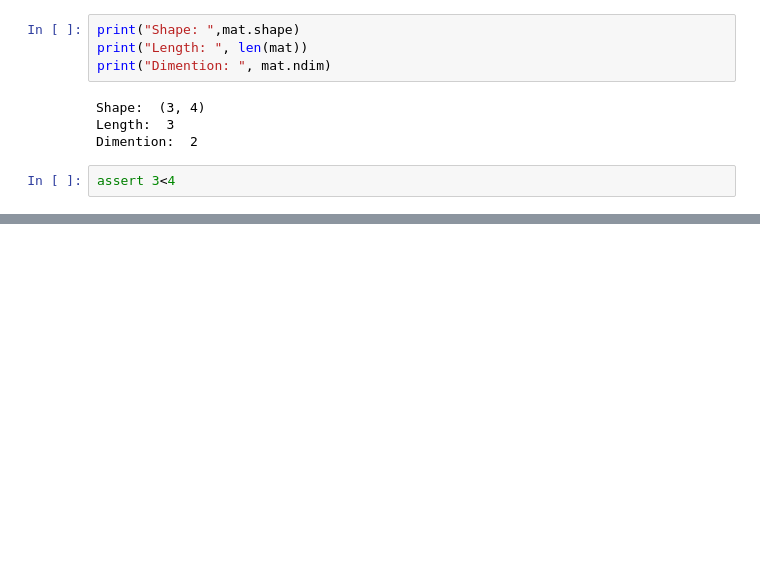
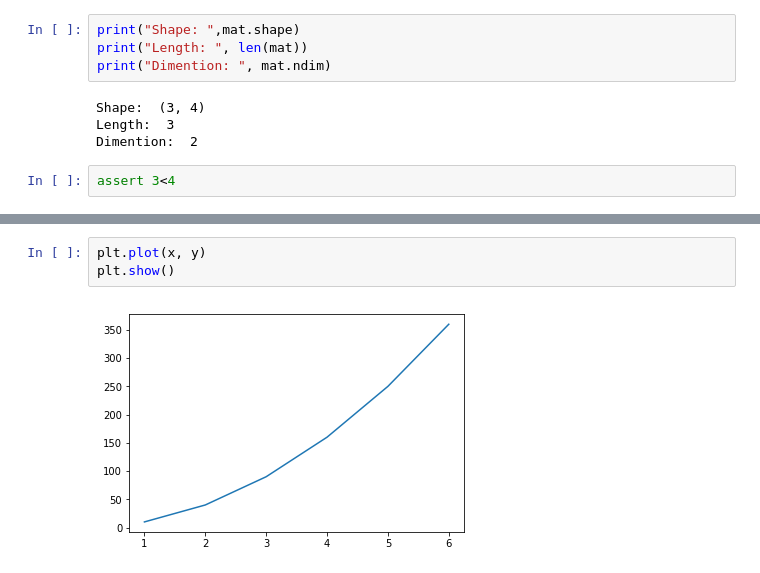
Before and after one commit to atulsingh0/DeepLearning, a Jupyter notebook: DLP/numpy_revision.ipynb, the cells around one changed output, grey strips where cells are left out. Saved outputs shown, nothing was run; the diff lists cells and outputs as text; blank space fills up the shorter version.

```diff
--- a/DLP/numpy_revision.ipynb
+++ b/DLP/numpy_revision.ipynb
@@ -33,0 +52,5 @@ assert 3<4
+# %%
+plt.plot(x, y)
+plt.show()
+# %% [output]
+[figure, added]
```
Also changed, not shown: parts of 5 cells of this notebook, 4 other files.
